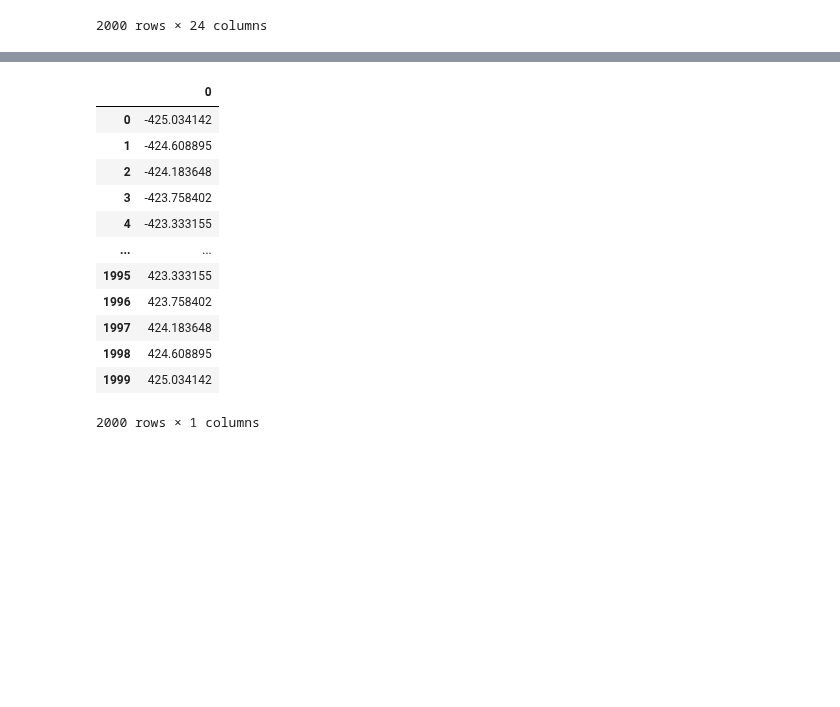
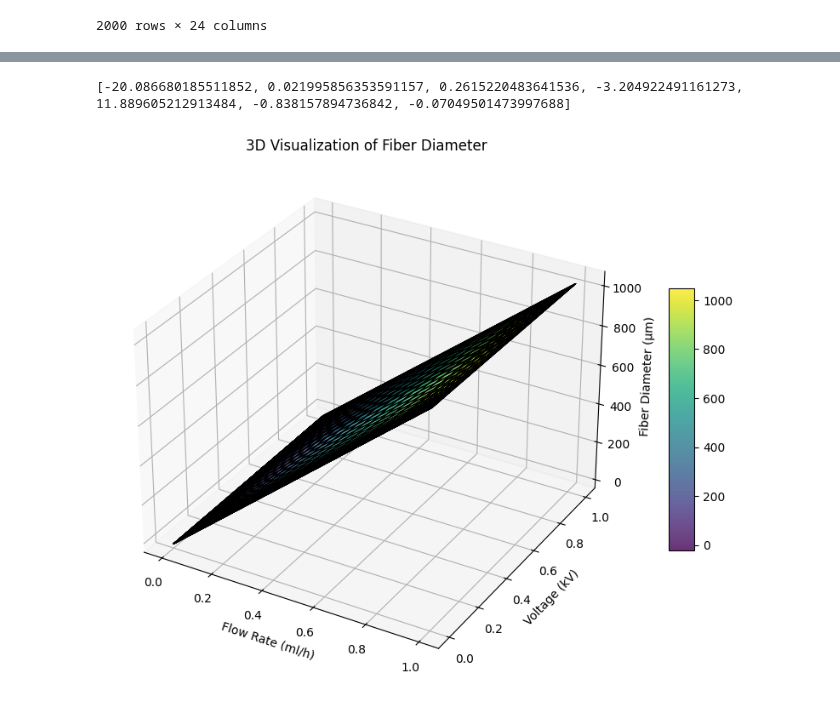
Before and after one commit to Leo2209/Active_Learning_DPB4, a Jupyter notebook: Analisis exploratorio.ipynb, the cells around one changed output, grey strips where cells are left out. Cells and saved outputs as stored; diff of their text form; code cells hidden in the pictures; blank space fills up the shorter version.

```diff
--- a/Analisis exploratorio.ipynb
+++ b/Analisis exploratorio.ipynb
@@ -161,25 +224,0 @@ x_train_scaled=scaler.fit_transform(x_train3);x_test_scaled=scaler.transform(x_t
-# %%
-#Utilizando PCA
-from sklearn.decomposition import PCA
-x=dataset_val.drop(columns=["Diameter of Electrospun Fibers (µm)"]);
-y=dataset_val.iloc[:,-1]
-
-n_components="mle"; svd_solver="full"
-pca = PCA(n_components=n_components,svd_solver=svd_solver)
-x_trans=pca.fit_transform(x)
-x_trans=pd.DataFrame(x_trans)
-x_trans
-# %% [output]
-|  | 0 |
-| 0 | -425.034142 |
-| 1 | -424.608895 |
-| 2 | -424.183648 |
-| 3 | -423.758402 |
-| 4 | -423.333155 |
-| ... | ... |
-| 1995 | 423.333155 |
-| 1996 | 423.758402 |
-| 1997 | 424.183648 |
-| 1998 | 424.608895 |
-| 1999 | 425.034142 |
-2000 rows × 1 columns
@@ -187,0 +229,36 @@ x_trans
+# %%
+
+fiber_diameter=1.5
+flow_rate=(-22.069 - fiber_diameter)*(-1/1071.52);
+voltage=-(-22.069 - fiber_diameter)*(-1/7.354);
+flow_voltage=(-22.069 -fiber_diameter)*(1/28.12);
+
+flow_rate1=(-22.069 -fiber_diameter)*(1/28.12)*(1/voltage);
+voltage1=(-22.069 -fiber_diameter)*(1/28.12)*(1/flow_rate)*(1/voltage);
+
+output= -22.069 + 1071.52*flow_rate +7.354*voltage - 28.12*(flow_rate*voltage);
+print([output,flow_rate,flow_rate1,voltage,voltage1,flow_voltage,flow_rate*voltage])
+# %% [output]
+[-20.086680185511852, 0.021995856353591157, 0.2615220483641536, -3.204922491161273, 11.889605212913484, -0.838157894736842, -0.07049501473997688]
+# %%
+import matplotlib.pyplot as plt
+from mpl_toolkits.mplot3d import Axes3D
+import numpy as np
+
+flow_rate = fee; voltage = vol
+flow_rate_grid, voltage_grid = np.meshgrid(flow_rate, voltage)
+fiber_diameter_grid = -22.069 + 1071.52 * flow_rate_grid + 7.354 * voltage_grid - 28.12 * (flow_rate_grid * voltage_grid)
+
+fig = plt.figure(figsize=(12, 8))
+ax = fig.add_subplot(111, projection='3d')
+surf = ax.plot_surface(flow_rate_grid, voltage_grid, fiber_diameter_grid, cmap='viridis', edgecolor='k', alpha=0.8)
+
+# Añadir etiquetas y título
+ax.set_xlabel("Flow Rate (ml/h)")
+ax.set_ylabel("Voltage (kV)")
+ax.set_zlabel("Fiber Diameter (µm)")
+ax.set_title("3D Visualization of Fiber Diameter")
+fig.colorbar(surf, shrink=0.5, aspect=10)
+plt.show()
+# %% [output]
+[figure, added]
```
Also changed, not shown: parts of 3 cells of this notebook.
